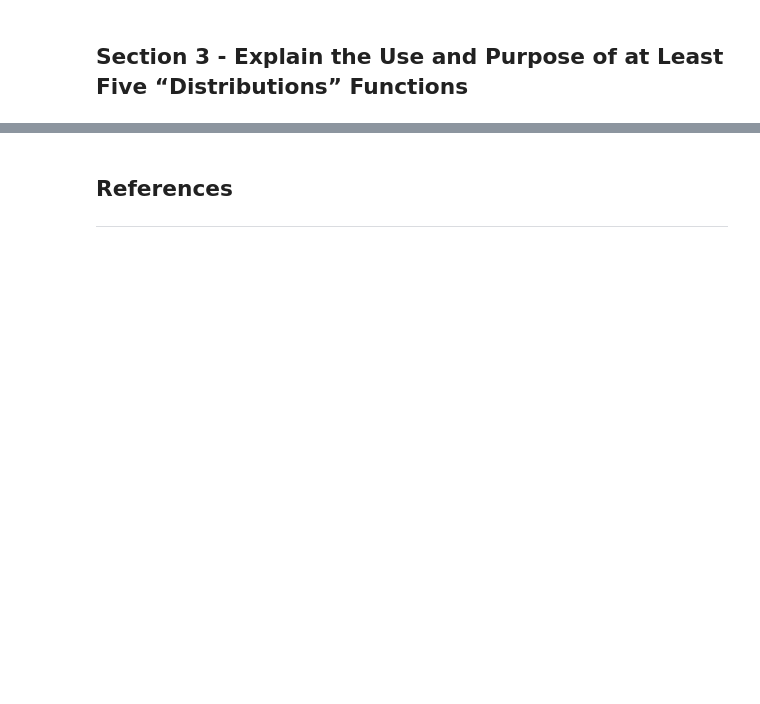
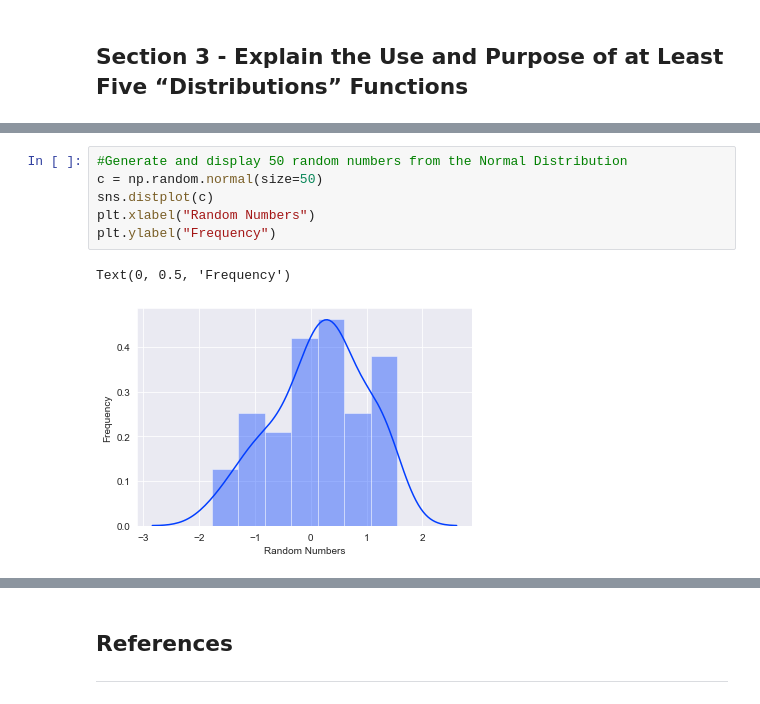
Before and after one commit to JPLee01/Programming_for_Data_Analysis-Assignment, a Jupyter notebook: Programming_for_Data_Analysis-Assignment.ipynb, the cells around one changed output, grey strips where cells are left out. Saved outputs shown, nothing was run; the diff lists cells and outputs as text; blank space fills up the shorter version.

```diff
--- a/Programming_for_Data_Analysis-Assignment.ipynb
+++ b/Programming_for_Data_Analysis-Assignment.ipynb
@@ -416,0 +457,9 @@ array([11, 44,  7,  2,  3])
+# %%
+#Generate and display 50 random numbers from the Normal Distribution
+c = np.random.normal(size=50)
+sns.distplot(c)
+plt.xlabel("Random Numbers")
+plt.ylabel("Frequency")
+# %% [output]
+Text(0, 0.5, 'Frequency')
+[figure, added]
```
Also changed, not shown: parts of 44 cells of this notebook.
